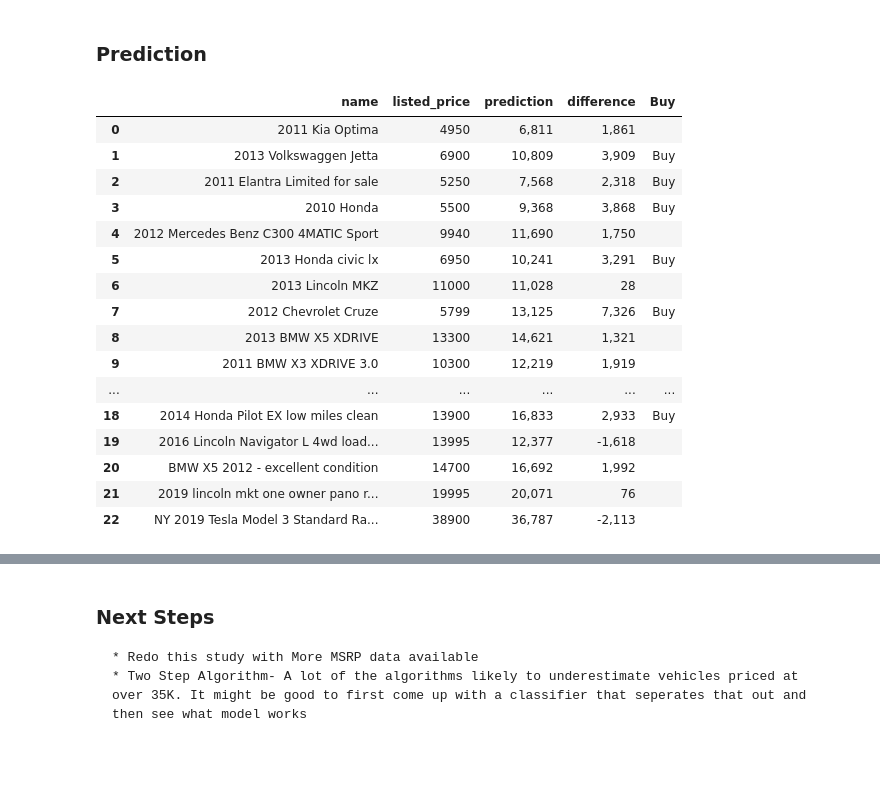
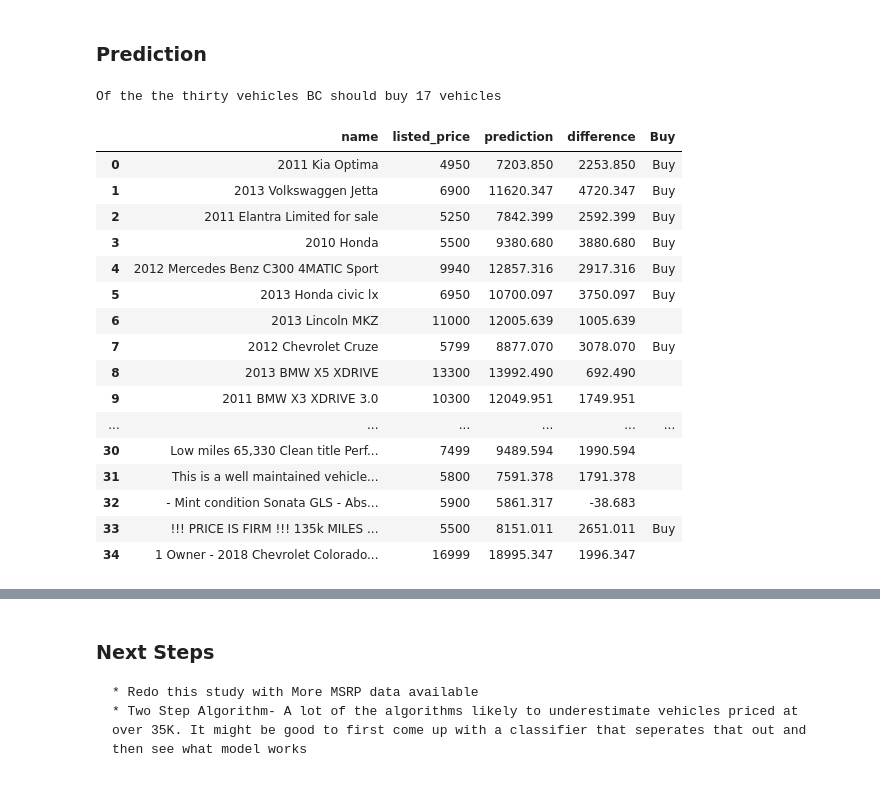
Before and after one commit to ShrutikaSankar/Springboard, a Jupyter notebook: auto_cap/auto_clean_copy4.ipynb, the cells around one changed output, grey strips where cells are left out. Cells and saved outputs as stored; diff of their text form; code cells hidden in the pictures.

```diff
--- a/auto_cap/auto_clean_copy4.ipynb
+++ b/auto_cap/auto_clean_copy4.ipynb
@@ -2675,48 +2696,49 @@ Is at least 95% of the data withing the prediction +/- 5000
 ### Prediction
 # %%
 # Data From Craiglist January 2021
-file ='ravi.csv'
+file ='ravi 3.csv'
 sub_file = 'data'
 file_name_path = os.path.join(basepath, sub_file, file)
 df_2021 = pd.read_csv(file_name_path)
 df_2021 = df_2021.reset_index()
 
 
 #seperate X and y from each other
 y_2021_actual = df_2021['price']
-X_2021 =df_2021.drop(columns=['name','price', 'index'], axis=1)
+X_2021 =df_2021.drop(columns=['name','price', 'index'], axis=1).fillna(0)
 X_2021_mm = scaler.fit_transform(X_2021)
 name_2021 = df_2021['name']
 
 #Predict Craigslist
 y_2021_predict= randf_opt3.predict(X_2021_mm)
 Error= y_2021_predict- y_2021_actual
 
 dx = pd.concat([name_2021, y_2021_actual, pd.Series(y_2021_predict, name='prediction')], axis=1 )
 dx= dx.rename(columns={"price": "listed_price"})
 dx['difference']= dx['prediction']-dx['listed_price']
 dx['Buy']= np.where((dx['difference']>2000), 'Buy', '')
+num_vehicles= np.where(dx['difference']>2000, 1, 0).sum()
 
 new_file = 'data\Ravi_Prediction.csv'
 new_file_name_path = os.path.join(basepath, new_file)
-dx.to_csv(new_file_name_path, index=False)
+print('Of the the thirty vehicles BC should buy {} vehicles'.format(num_vehicles))
+dx
+# %% [output]
+Of the the thirty vehicles BC should buy 17 vehicles
+|  | name | listed_price | prediction | difference | Buy |
+| 0 | 2011 Kia Optima | 4950 | 7203.850 | 2253.850 | Buy |
+| 1 | 2013 Volkswaggen Jetta | 6900 | 11620.347 | 4720.347 | Buy |
+| 2 | 2011 Elantra Limited for sale | 5250 | 7842.399 | 2592.399 | Buy |
+| 3 | 2010 Honda | 5500 | 9380.680 | 3880.680 | Buy |
+| 4 | 2012 Mercedes Benz C300 4MATIC Sport | 9940 | 12857.316 | 2917.316 | Buy |
+| 5 | 2013 Honda civic lx | 6950 | 10700.097 | 3750.097 | Buy |
+| 6 | 2013 Lincoln MKZ | 11000 | 12005.639 | 1005.639 |  |
+| 7 | 2012 Chevrolet Cruze | 5799 | 8877.070 | 3078.070 | Buy |
+| 8 | 2013 BMW X5 XDRIVE | 13300 | 13992.490 | 692.490 |  |
+| 9 | 2011 BMW X3 XDRIVE 3.0 | 10300 | 12049.951 | 1749.951 |  |
+| ... | ... | ... | ... | ... | ... |
+| 30 | Low miles 65,330 Clean title Perf... | 7499 | 9489.594 | 1990.594 |  |
+| 31 | This is a well maintained vehicle... | 5800 | 7591.378 | 1791.378 |  |
+| 32 | - Mint condition Sonata GLS - Abs... | 5900 | 5861.317 | -38.683 |  |
+| 33 | !!! PRICE IS FIRM !!! 135k MILES ... | 5500 | 8151.011 | 2651.011 | Buy |
+| 34 | 1 Owner - 2018 Chevrolet Colorado... | 16999 | 18995.347 | 1996.347 |  |
-# %%
-dx
-# %% [output]
-|  | name | listed_price | prediction | difference | Buy |
-| 0 | 2011 Kia Optima | 4950 | 6,811 | 1,861 |  |
-| 1 | 2013 Volkswaggen Jetta | 6900 | 10,809 | 3,909 | Buy |
-| 2 | 2011 Elantra Limited for sale | 5250 | 7,568 | 2,318 | Buy |
-| 3 | 2010 Honda | 5500 | 9,368 | 3,868 | Buy |
-| 4 | 2012 Mercedes Benz C300 4MATIC Sport | 9940 | 11,690 | 1,750 |  |
-| 5 | 2013 Honda civic lx | 6950 | 10,241 | 3,291 | Buy |
-| 6 | 2013 Lincoln MKZ | 11000 | 11,028 | 28 |  |
-| 7 | 2012 Chevrolet Cruze | 5799 | 13,125 | 7,326 | Buy |
-| 8 | 2013 BMW X5 XDRIVE | 13300 | 14,621 | 1,321 |  |
-| 9 | 2011 BMW X3 XDRIVE 3.0 | 10300 | 12,219 | 1,919 |  |
-| ... | ... | ... | ... | ... | ... |
-| 18 | 2014 Honda Pilot EX low miles clean | 13900 | 16,833 | 2,933 | Buy |
-| 19 | 2016 Lincoln Navigator L 4wd load... | 13995 | 12,377 | -1,618 |  |
-| 20 | BMW X5 2012 - excellent condition | 14700 | 16,692 | 1,992 |  |
-| 21 | 2019 lincoln mkt one owner pano r... | 19995 | 20,071 | 76 |  |
-| 22 | NY 2019 Tesla Model 3 Standard Ra... | 38900 | 36,787 | -2,113 |  |
```
Also changed, not shown: parts of 7 cells of this notebook.
